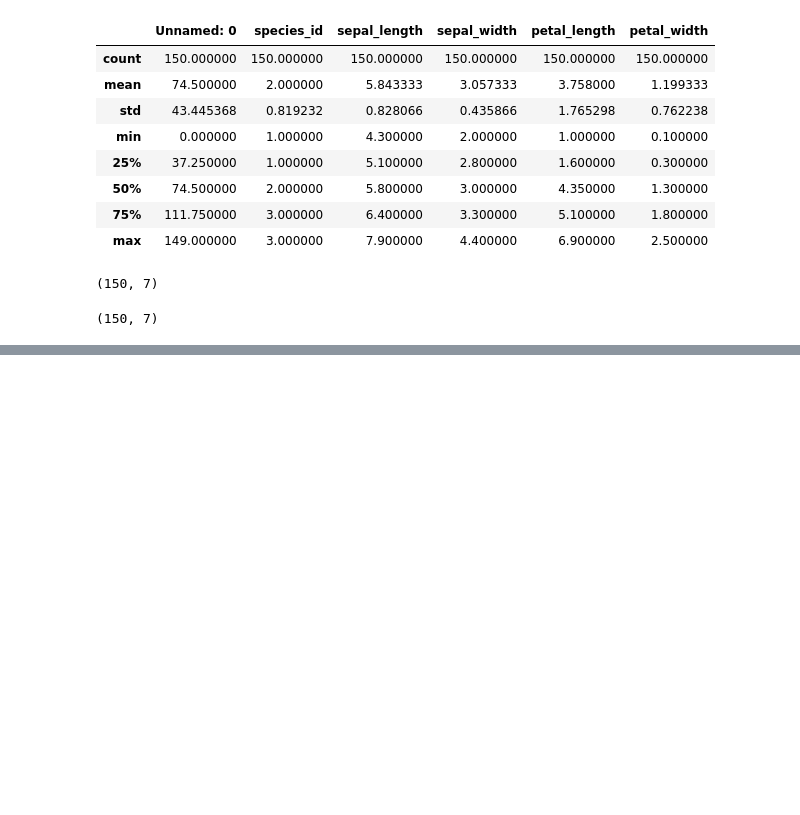
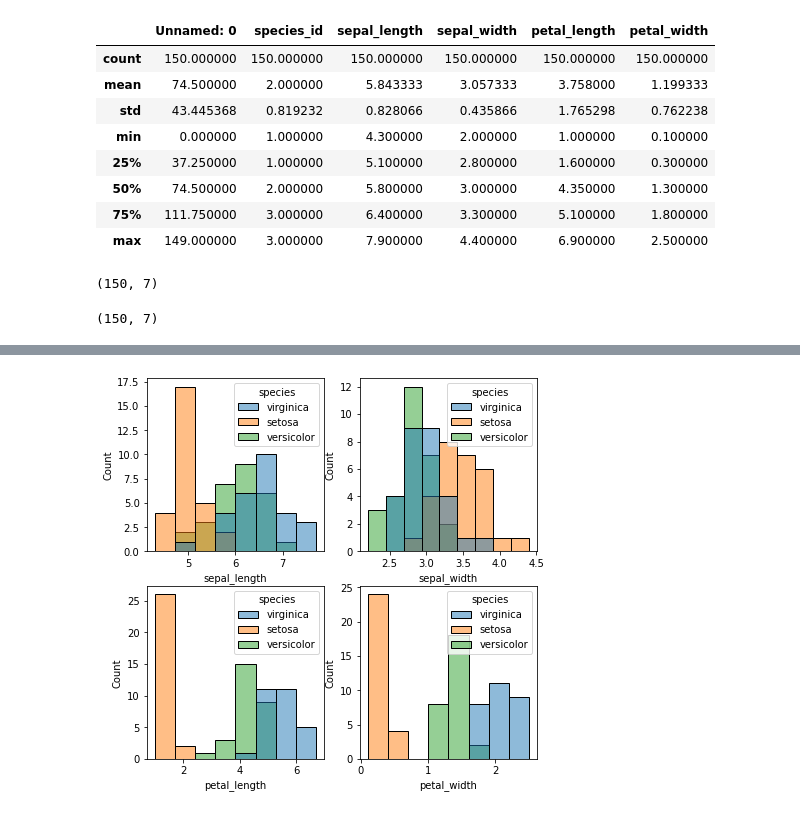
Before and after one commit to carterrxavier/classification-exercises, a Jupyter notebook: classification_exercsises.ipynb, the cells around one changed output, grey strips where cells are left out. Saved outputs shown, nothing was run; the diff lists cells and outputs as text; code cells hidden in the pictures; blank space fills up the shorter version.

Commit message:
added data exploration

```diff
--- a/classification_exercsises.ipynb
+++ b/classification_exercsises.ipynb
@@ -238,0 +228,2 @@ new_df[:5]
+# %%
+iris_df = new_iris_data()
@@ -238,0 +239,2 @@ new_df[:5]
+# %%
+iris_df = prepare.prep_iris(iris_df)
@@ -238,0 +250,3 @@ new_df[:5]
+# %%
+#create our train, validate , and test dataframes
+train, validate, test = prepare.train_validate_test_split(iris_df, target = 'species')
@@ -238,0 +271,9 @@ new_df[:5]
+# %%
+fig, axs= plt.subplots(2,2, figsize=(7,7))
+sns.histplot(data=train, x ='sepal_length', ax=axs[0,0],hue='species')
+sns.histplot(data=train, x ='sepal_width' , ax=axs[0,1],hue='species')
+sns.histplot(data=train, x ='petal_length', ax=axs[1,0],hue='species')
+sns.histplot(data=train, x ='petal_width' , ax=axs[1,1],hue='species')
+plt.show()
+# %% [output]
+[figure, added]
```
Also changed, not shown: parts of 39 cells of this notebook, 1 other file.
